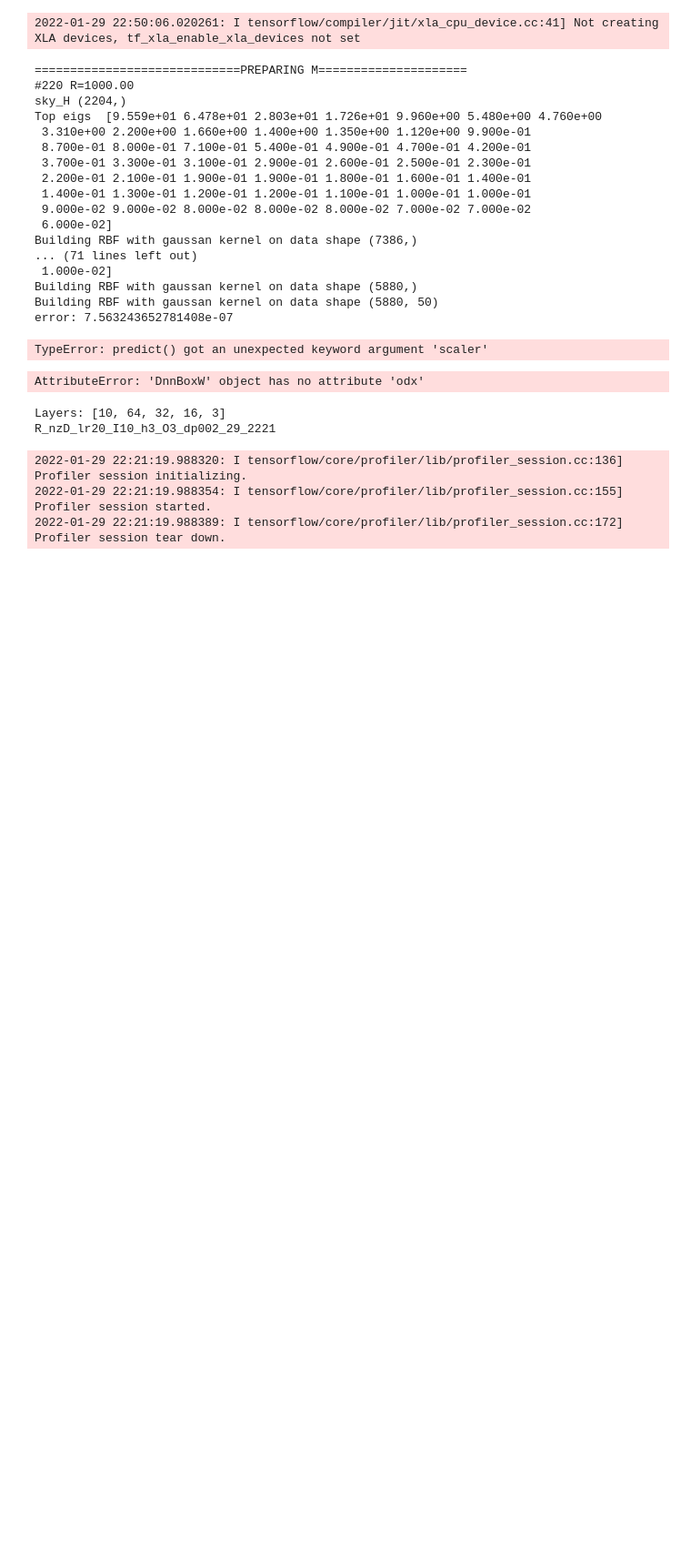
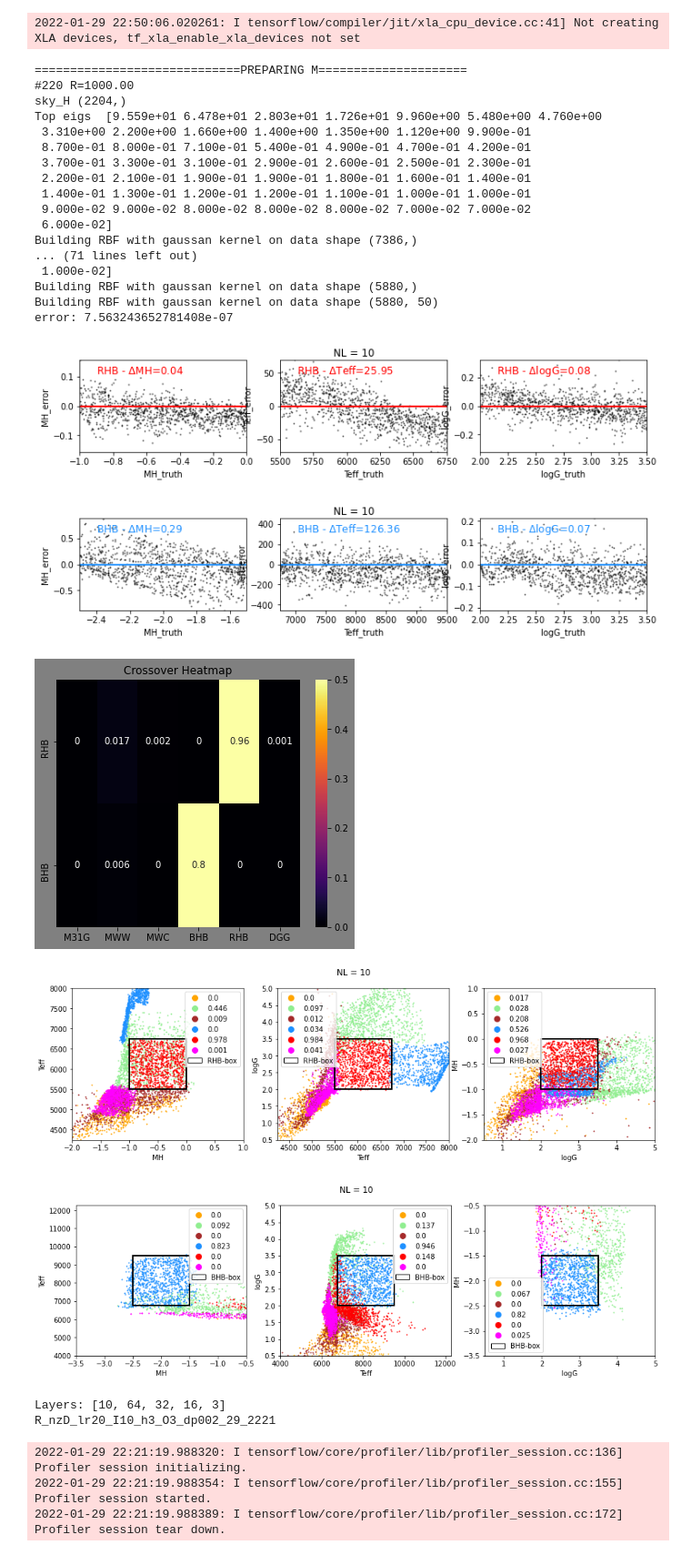
Before and after one commit to ViskaWei/PIML_v0, a Jupyter notebook: nb/test_dnnboxW.ipynb, the cells around one changed output. Shown at 91% size. Saved outputs shown, nothing was run; the diff lists cells and outputs as text; code cells hidden in the pictures; blank space fills up the shorter version.

```diff
--- a/nb/test_dnnboxW.ipynb
+++ b/nb/test_dnnboxW.ipynb
@@ -54,10 +52,2 @@ rr = d.nn["R"]
 # %%
 d.load_train(ms, topk=10)
-# %%
-d.nn["R"].predict(d.x_test["R"], scaler=1)
-# %% [output]
-TypeError: predict() got an unexpected keyword argument 'scaler'
-# %%
-d.init_eval()
-# %% [output]
-AttributeError: 'DnnBoxW' object has no attribute 'odx'
@@ -66,3 +54,11 @@ d.test(
+# %%
+d.test(test_NL=10, nTest=1000)
+# %% [output]
+[figure, added]
+[figure, added]
+[figure, added]
+[figure, added]
+[figure, added]
 # %%
 d.init_train(out_idx=[0,1,2], mtype="NzDNN", train_NL=2, nTrain=1024, nTest=100, log=1)
 # %%
```
Also changed, not shown: parts of 2 cells of this notebook, 10 other files.
